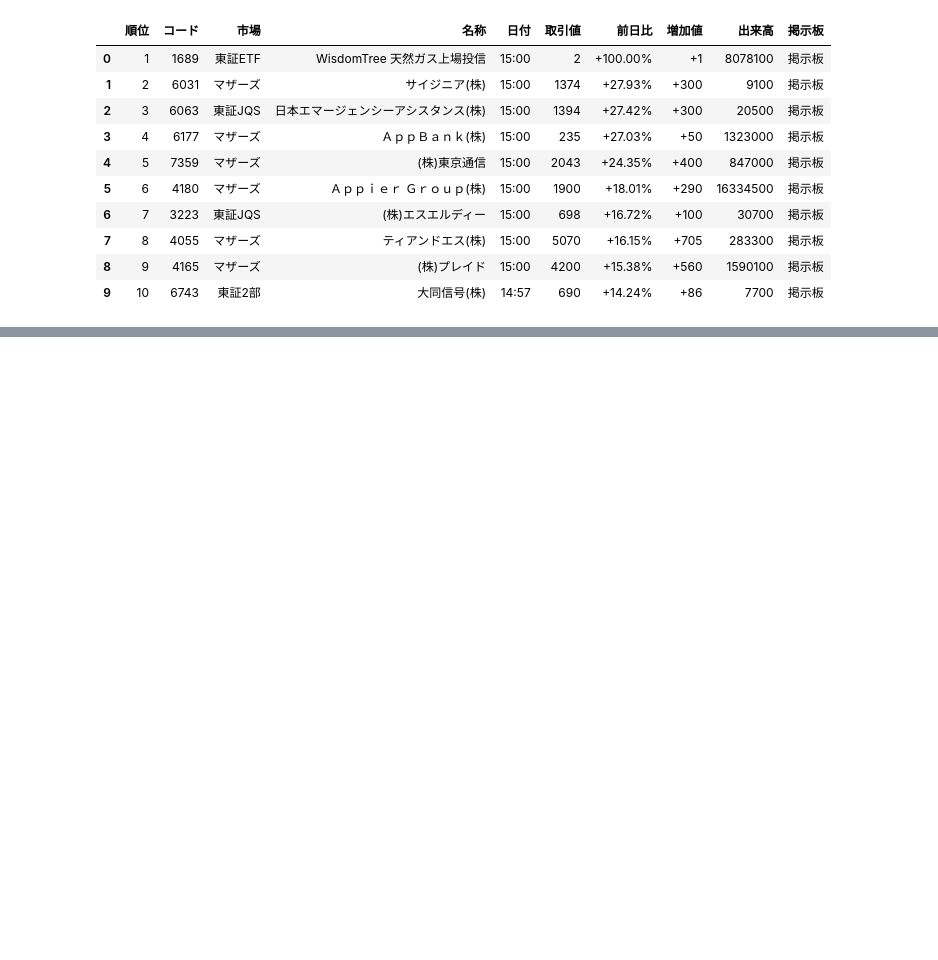
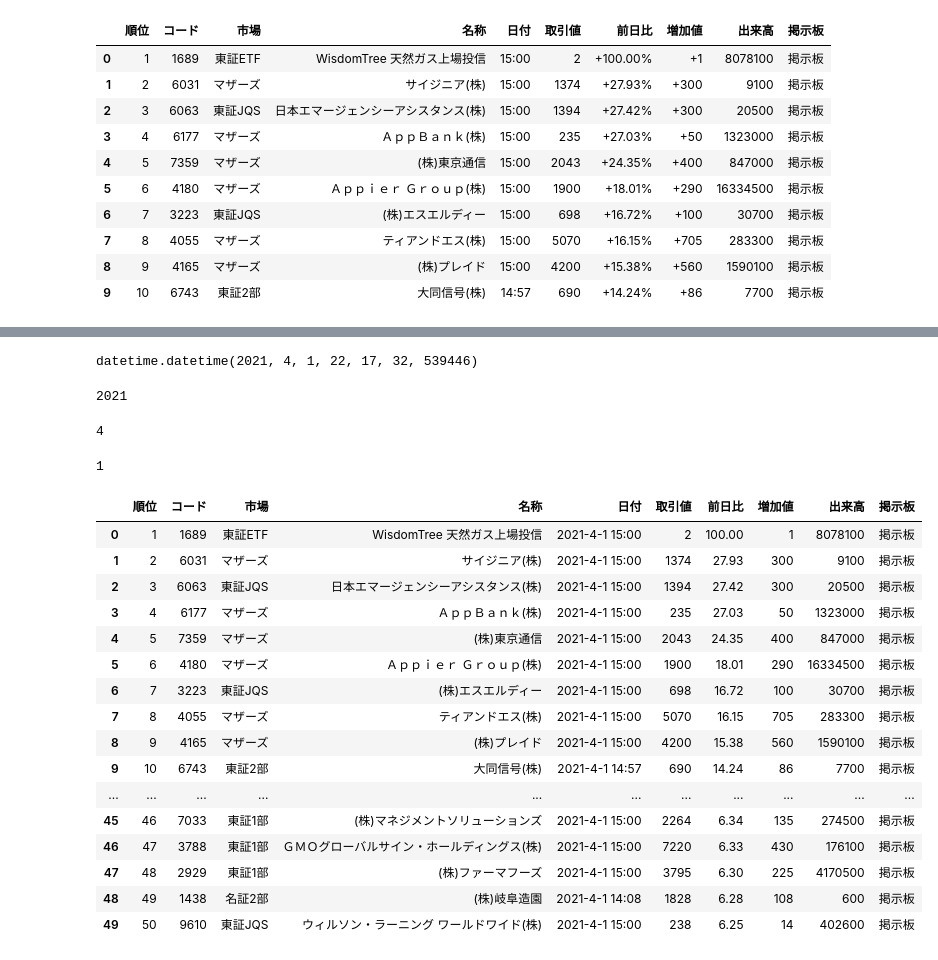
Before and after one commit to englishta/algorithm, a Jupyter notebook: stock.ipynb, the cells around one changed output, grey strips where cells are left out. Saved outputs shown, nothing was run; the diff lists cells and outputs as text; code cells hidden in the pictures; blank space fills up the shorter version.

```diff
--- a/stock.ipynb
+++ b/stock.ipynb
@@ -38,0 +162,42 @@ df.head(10)
+# %%
+now = datetime.datetime.now()
+# %%
+now
+# %% [output]
+datetime.datetime(2021, 4, 1, 22, 17, 32, 539446)
+# %%
+year = now.year
+year
+# %% [output]
+2021
+# %%
+month = now.month
+month
+# %% [output]
+4
+# %%
+day = now.day
+day
+# %% [output]
+1
+# %%
+df['日付'] = [str(year)+'-'+str(month)+'-'+str(day)+' '+e for e in df['日付'].tolist()]
+df
+# %% [output]
+|  | 順位 | コード | 市場 | 名称 | 日付 | 取引値 | 前日比 | 増加値 | 出来高 | 掲示板 |
+| 0 | 1 | 1689 | 東証ETF | WisdomTree 天然ガス上場投信 | 2021-4-1 15:00 | 2 | 100.00 | 1 | 8078100 | 掲示板 |
+| 1 | 2 | 6031 | マザーズ | サイジニア(株) | 2021-4-1 15:00 | 1374 | 27.93 | 300 | 9100 | 掲示板 |
+| 2 | 3 | 6063 | 東証JQS | 日本エマージェンシーアシスタンス(株) | 2021-4-1 15:00 | 1394 | 27.42 | 300 | 20500 | 掲示板 |
+| 3 | 4 | 6177 | マザーズ | ＡｐｐＢａｎｋ(株) | 2021-4-1 15:00 | 235 | 27.03 | 50 | 1323000 | 掲示板 |
+| 4 | 5 | 7359 | マザーズ | (株)東京通信 | 2021-4-1 15:00 | 2043 | 24.35 | 400 | 847000 | 掲示板 |
+| 5 | 6 | 4180 | マザーズ | Ａｐｐｉｅｒ Ｇｒｏｕｐ(株) | 2021-4-1 15:00 | 1900 | 18.01 | 290 | 16334500 | 掲示板 |
+| 6 | 7 | 3223 | 東証JQS | (株)エスエルディー | 2021-4-1 15:00 | 698 | 16.72 | 100 | 30700 | 掲示板 |
+| 7 | 8 | 4055 | マザーズ | ティアンドエス(株) | 2021-4-1 15:00 | 5070 | 16.15 | 705 | 283300 | 掲示板 |
+| 8 | 9 | 4165 | マザーズ | (株)プレイド | 2021-4-1 15:00 | 4200 | 15.38 | 560 | 1590100 | 掲示板 |
+| 9 | 10 | 6743 | 東証2部 | 大同信号(株) | 2021-4-1 14:57 | 690 | 14.24 | 86 | 7700 | 掲示板 |
+| ... | ... | ... | ... | ... | ... | ... | ... | ... | ... | ... |
+| 45 | 46 | 7033 | 東証1部 | (株)マネジメントソリューションズ | 2021-4-1 15:00 | 2264 | 6.34 | 135 | 274500 | 掲示板 |
+| 46 | 47 | 3788 | 東証1部 | ＧＭＯグローバルサイン・ホールディングス(株) | 2021-4-1 15:00 | 7220 | 6.33 | 430 | 176100 | 掲示板 |
+| 47 | 48 | 2929 | 東証1部 | (株)ファーマフーズ | 2021-4-1 15:00 | 3795 | 6.30 | 225 | 4170500 | 掲示板 |
+| 48 | 49 | 1438 | 名証2部 | (株)岐阜造園 | 2021-4-1 14:08 | 1828 | 6.28 | 108 | 600 | 掲示板 |
+| 49 | 50 | 9610 | 東証JQS | ウィルソン・ラーニング ワールドワイド(株) | 2021-4-1 15:00 | 238 | 6.25 | 14 | 402600 | 掲示板 |
```
Also changed, not shown: parts of 13 cells of this notebook.
